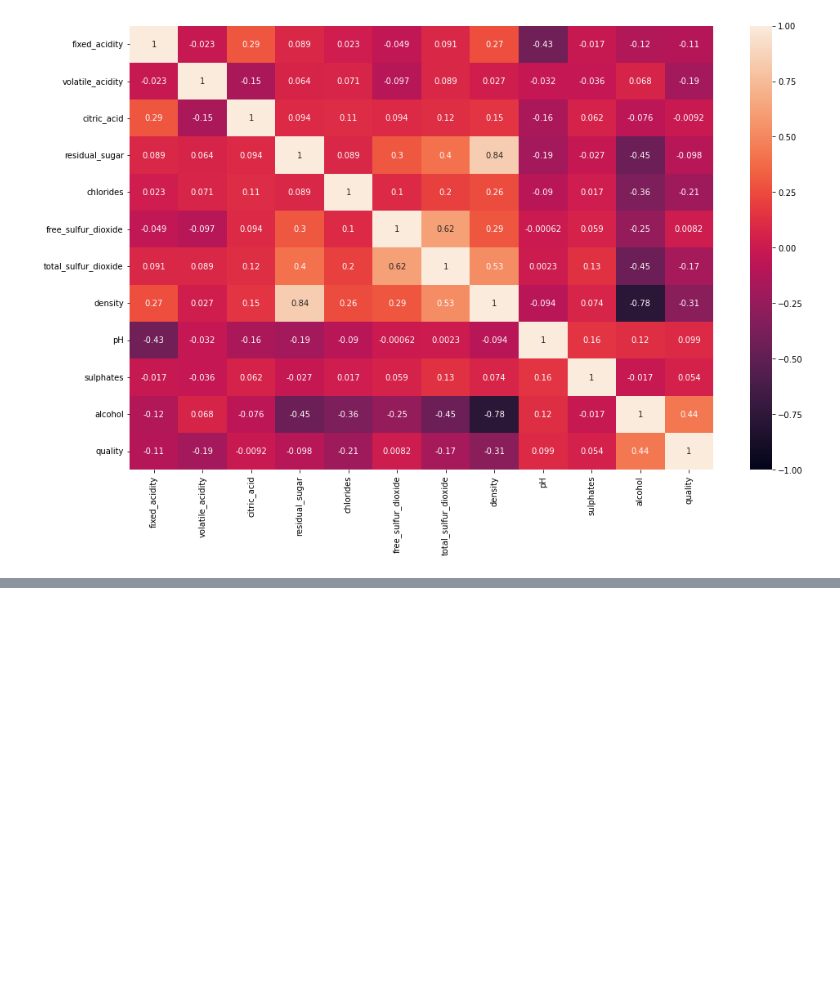
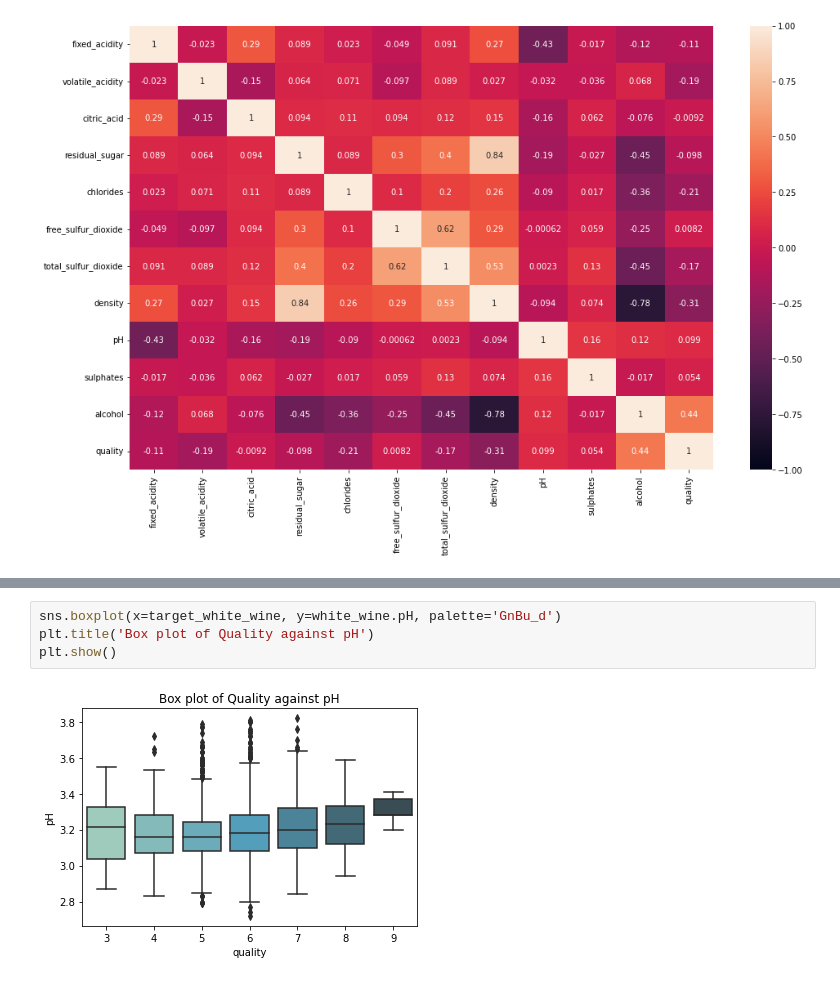
Before and after one commit to faroukkbello/White-Wine-EDA, a Jupyter notebook: White Wine EDA.ipynb, the cells around one changed output, grey strips where cells are left out. Drawn from its saved outputs; the diff is of its cells as text; blank space fills up the shorter version.

```diff
--- a/White Wine EDA.ipynb
+++ b/White Wine EDA.ipynb
@@ -353,0 +356,6 @@ Observations
+# %%
+sns.boxplot(x=target_white_wine, y=white_wine.pH, palette='GnBu_d')
+plt.title('Box plot of Quality against pH')
+plt.show()
+# %% [output]
+[figure, added]
```
Also changed, not shown: parts of 39 cells of this notebook, 1 other file.
